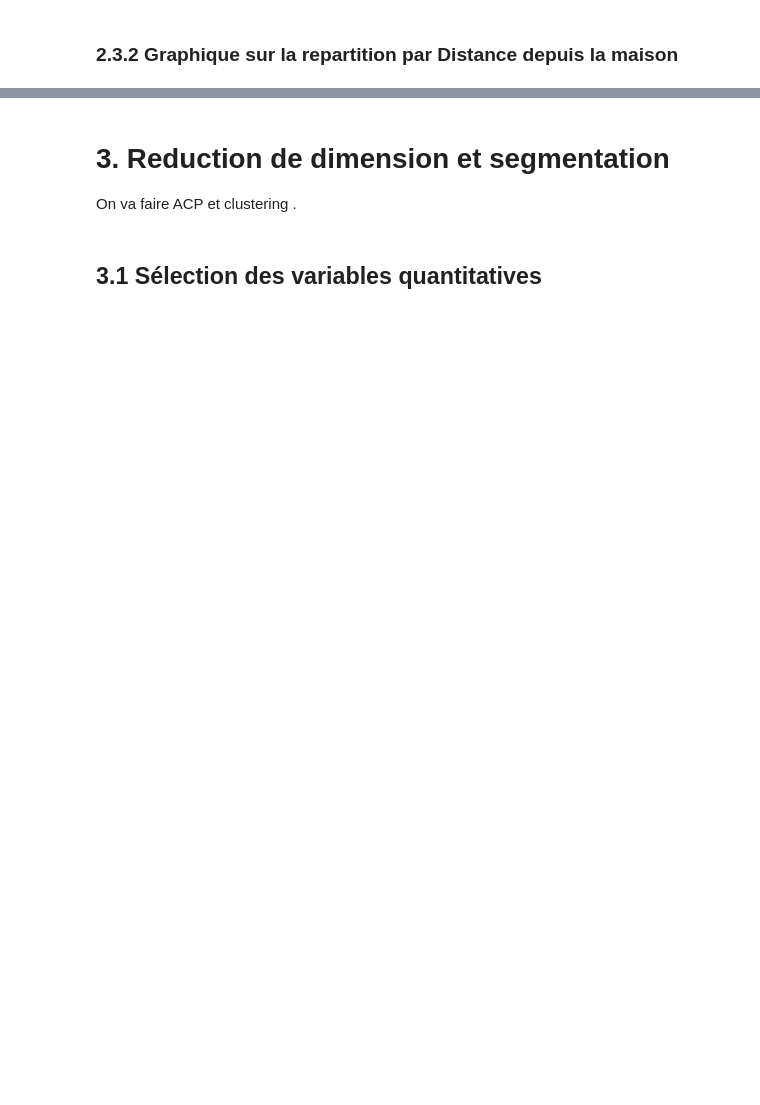
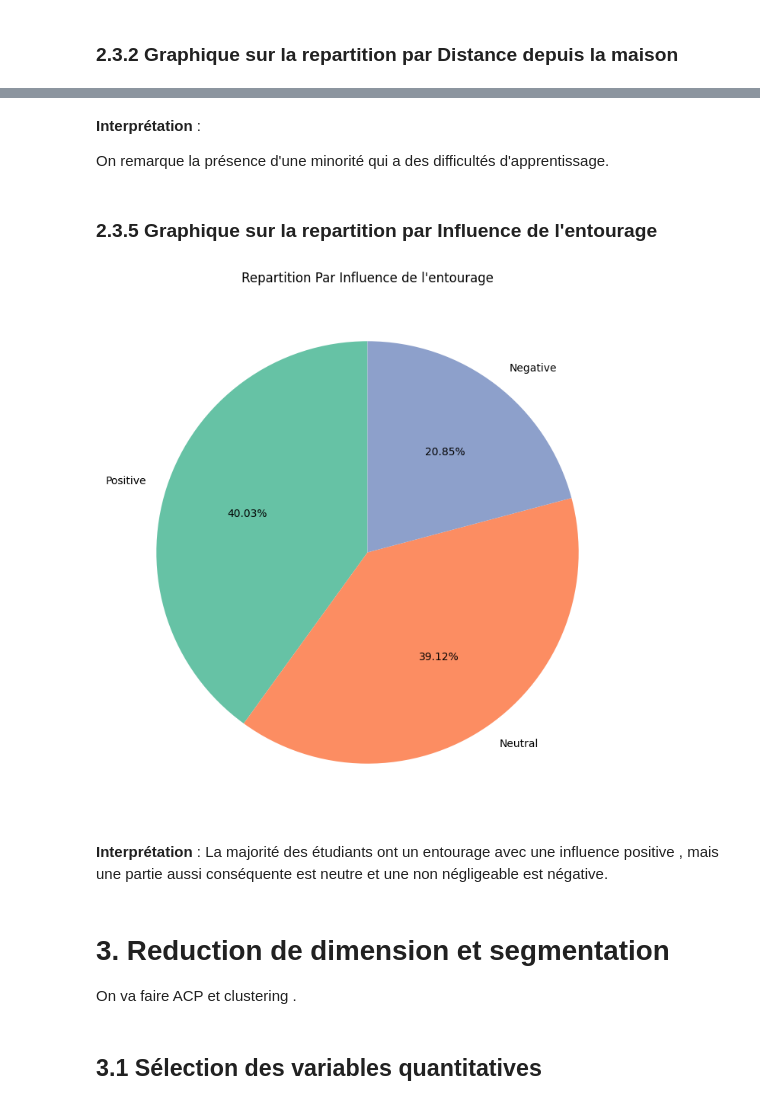
Before and after one commit to Harlequelrah/student_exam_performance_dataset_analysis, a Jupyter notebook: project/main.ipynb, the cells around one changed output, grey strips where cells are left out. Cells and saved outputs as stored; diff of their text form; code cells hidden in the pictures; blank space fills up the shorter version.

```diff
--- a/project/main.ipynb
+++ b/project/main.ipynb
@@ -273,3 +318,20 @@ get_repartition_chart(
+# %% [markdown]
+**Interprétation** :
+
+On remarque la présence d'une minorité qui a des difficultés d'apprentissage.
+# %% [markdown]
+### 2.3.5 Graphique sur la repartition par Influence de l'entourage
+# %%
+get_pie_repartition_chart(
+    series=data["Peer_Influence"],
+    title="Repartition Par Influence de l'entourage",
+    palette="Set2",
+)
+# %% [output]
+[figure, added]
+# %% [markdown]
+**Interprétation** :
+La majorité des étudiants ont un  entourage avec une influence positive , mais une partie aussi conséquente est neutre et une non négligeable est négative.
 # %% [markdown]
 # 3. Reduction de dimension et segmentation
 On va faire ACP et clustering .
```
Also changed, not shown: parts of 13 cells of this notebook.
